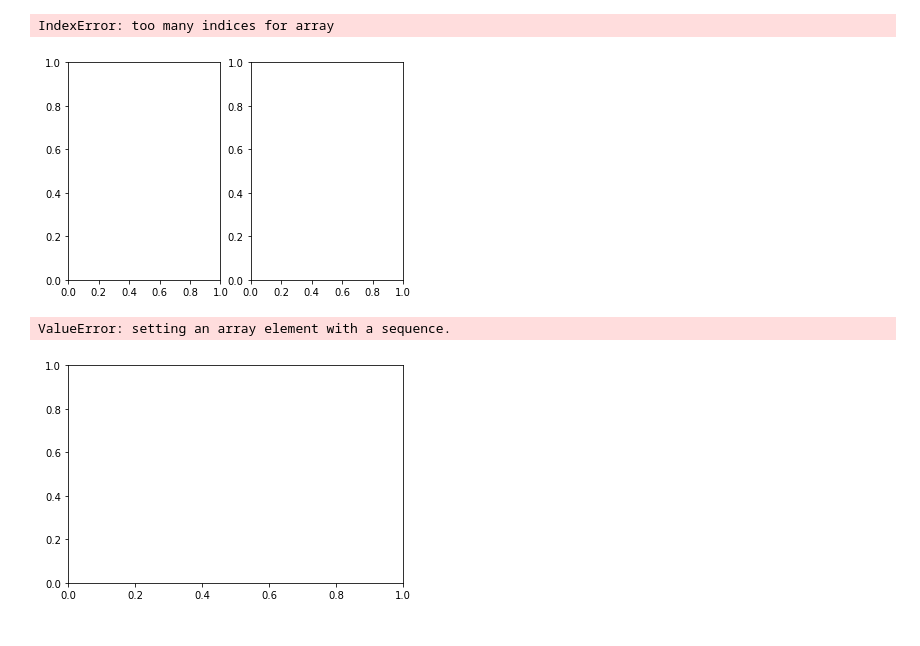
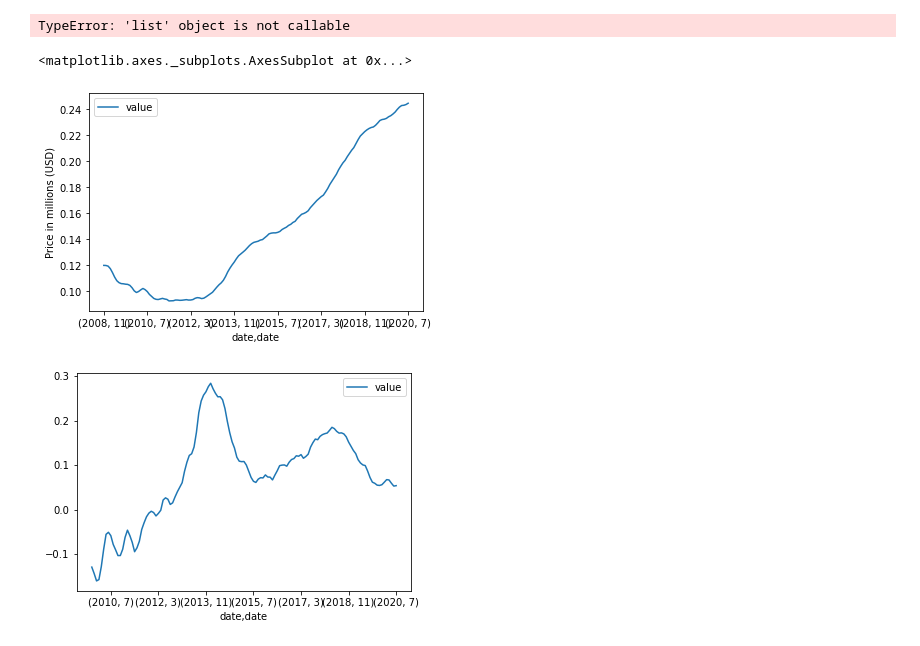
Before and after one commit to jacheung/bookshelf, a Jupyter notebook: LA-zip-trends.ipynb, the cells around one changed output. Cells and saved outputs as stored; diff of their text form; code cells hidden in the pictures.

Commit message:
real estate project data updates

```diff
--- a/LA-zip-trends.ipynb
+++ b/LA-zip-trends.ipynb
@@ -9,4 +11,4 @@ region_df = pd.read_csv(r'C:\Users\jacheung\Dropbox\Datasets\Zillow\ZILLOW-REGIO
 indicators_df = pd.read_csv(r'C:\Users\jacheung\Dropbox\Datasets\Zillow\ZILLOW_INDICATORS.csv')
 
 la_region_id = region_df[region_df['region'].str.contains('Los Angeles', regex=False)]
-la_region_id['region'].str.isdigit()
+la_region_id.reset_index(drop=True,inplace=True)
@@ -30,0 +15,19 @@ data['value'] = data['value']/10**6
+# %%
+# build a look up table for los angeles
+# extract out zip codes
+zipcode = [k.split(';')[0] for k in la_region_id['region'] if k.split(';')[0].isdigit()]
+idx = [idx for idx,k in enumerate(la_region_id['region']) if k.split(';')[0].isdigit()]
+la_lookup = la_region_id.loc[idx]
+la_lookup['zipcode'] = zipcode
+
+# transform zip codes to lat long
+nomi = pgeocode.Nominatim('us')
+def get_lat_long(zipcode):
+    vals = nomi.query_postal_code(zipcode)
+    return vals['latitude'], vals['longitude']
+
+lat_long_raw = [get_lat_long(k) for k in la_lookup['zipcode']]
+lat_long_insert =np.array([np.array(xi) for xi in lat_long])
+
+la_lookup['latitude'] = lat_long_insert[:,0]
+la_lookup['longitude'] = lat_long_insert[:,1]
@@ -30,0 +37,13 @@ data['value'] = data['value']/10**6
+# %%
+# build median home values across all zip codes using quandl API
+quandl.ApiConfig.api_key = 'wX4VKujcwjcKqguwo1hR'
+grouped_data = pd.DataFrame()
+for region_id, zipcode in zip(la_lookup['region_id'],la_lookup['zipcode']):
+    data = quandl.get_table('ZILLOW/DATA', indicator_id='ZSFH', region_id=str(region_id))
+    data['date'] = data['date'].astype('datetime64[M]')
+    data['value'] = data['value']/10**6
+    group_data = data.groupby(by=['date']).aggregate('median').rename(columns = {'value':zipcode})
+#     group_data = group_data.rename(columns = {'value':zipcode})
+    grouped_data = pd.concat([grouped_data, group_data], axis=1)
+
+grouped_data.reset_index(inplace=True)
@@ -31,17 +136,14 @@ data['value'] = data['value']/10**6
+# %%
+grouped_data.set_index('date')
+# %% [output]
+TypeError: 'list' object is not callable
 # %%
-grouped_data = data.groupby(by=[data.index.year, data.index.month]).aggregate('median')
-fig, axes = plt.subplots(nrows=1, ncols=2)
 
-grouped_data.plot(subplots=True, layout=(1,2))
+grouped_data.plot()
 plt.ylabel('Price in millions (USD)')
 
-
-grouped_data.pct_change(periods=12).plot(ax=axes[0,1])
+grouped_data.pct_change(periods=12).plot()
 # %% [output]
-IndexError: too many indices for array
+<matplotlib.axes._subplots.AxesSubplot at 0x...>
-[figure, old version]
+[figure, new version]
+[figure, added]
-# %%
-plt.plot(grouped_data['value'])
-# %% [output]
-ValueError: setting an array element with a sequence.
-[figure, removed]
```
Also changed, not shown: parts of 8 cells of this notebook, 1 other file.
